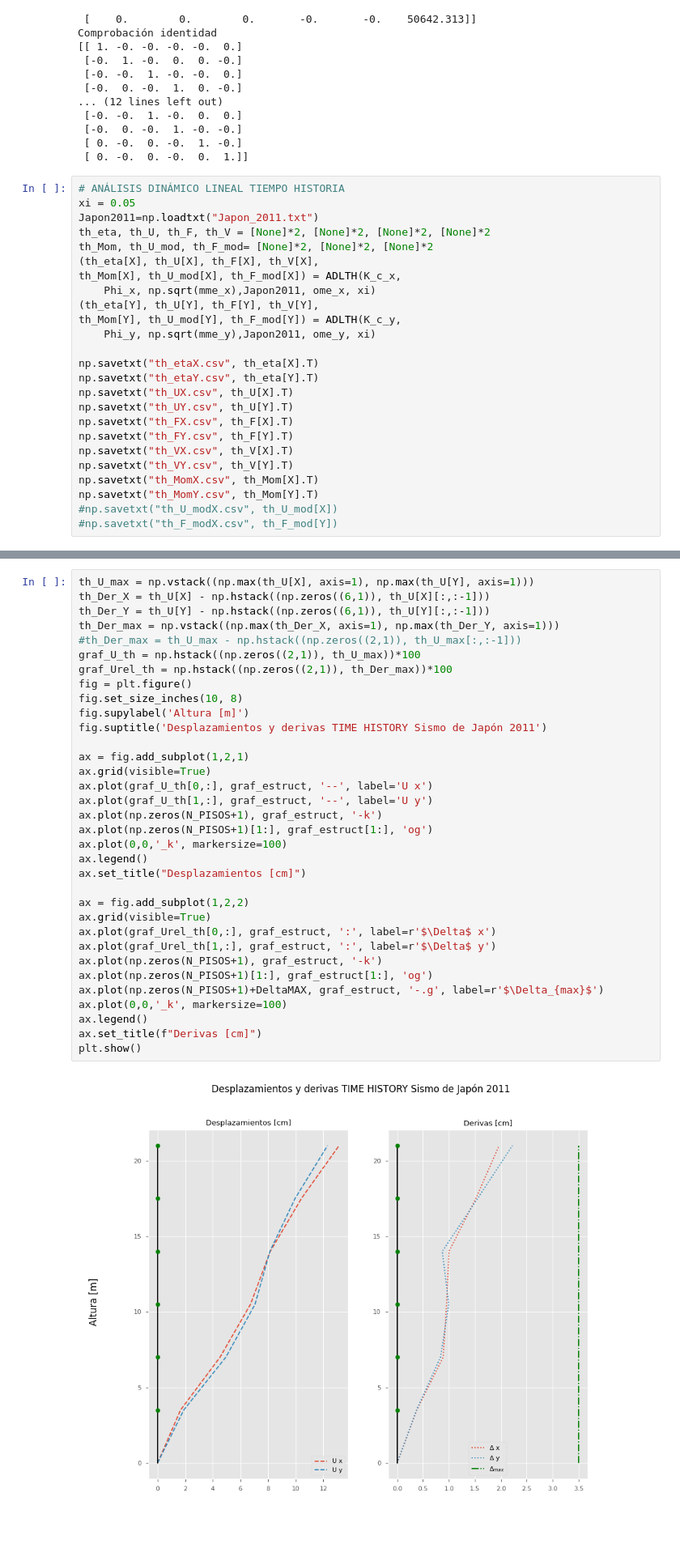
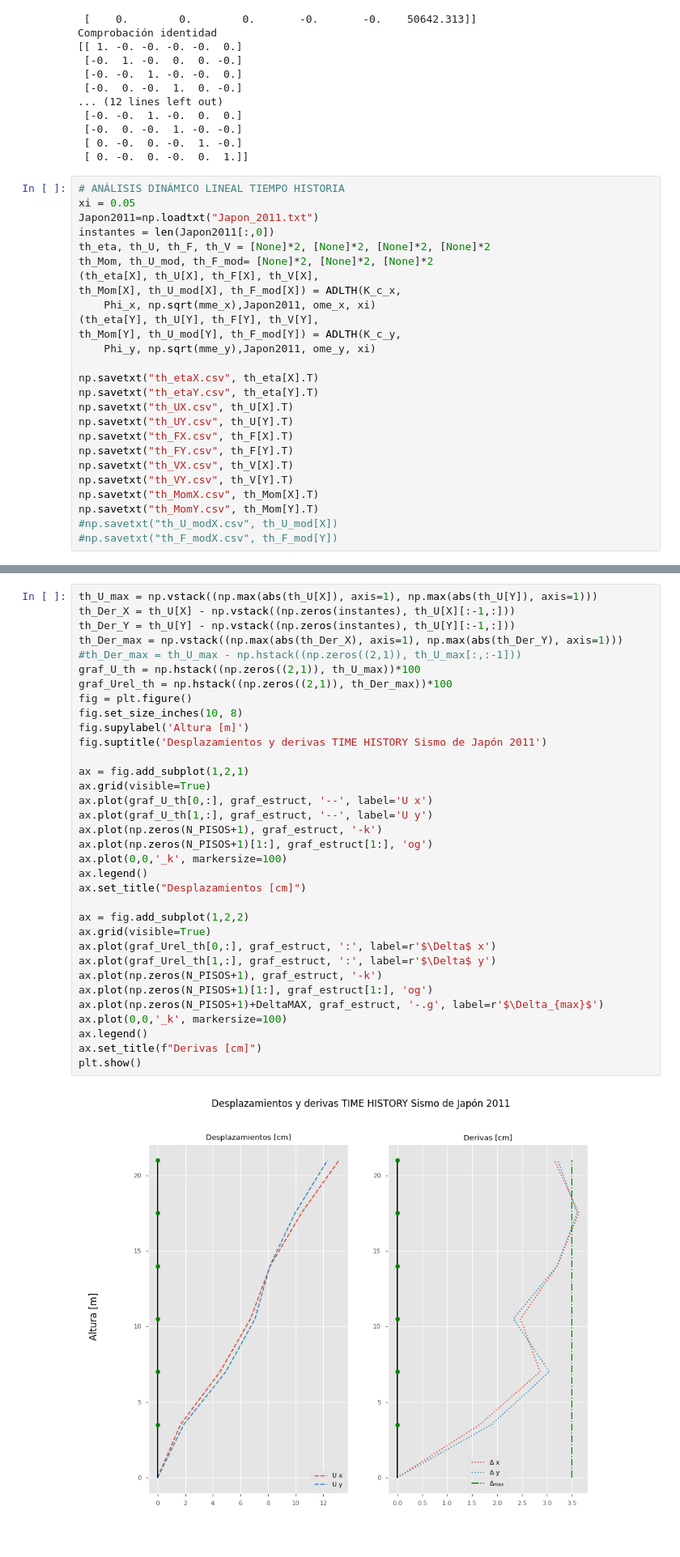
Before and after one commit to estebanhst/dinamica_estructural, a Jupyter notebook: taller3.ipynb, the cells around one changed output, grey strips where cells are left out. Shown at 81% size. Drawn from its saved outputs; the diff is of its cells as text.

```diff
--- a/taller3.ipynb
+++ b/taller3.ipynb
@@ -689,6 +689,7 @@ Comprobación identidad
 # ANÁLISIS DINÁMICO LINEAL TIEMPO HISTORIA
 xi = 0.05
 Japon2011=np.loadtxt("Japon_2011.txt")
+instantes = len(Japon2011[:,0])
 th_eta, th_U, th_F, th_V = [None]*2, [None]*2, [None]*2, [None]*2
 th_Mom, th_U_mod, th_F_mod= [None]*2, [None]*2, [None]*2
 (th_eta[X], th_U[X], th_F[X], th_V[X],
@@ -877,38 +878,38 @@ plt.show()
 # %% [output]
 [figure]
 # %%
-th_U_max = np.vstack((np.max(th_U[X], axis=1), np.max(th_U[Y], axis=1)))
-th_Der_X = th_U[X] - np.hstack((np.zeros((6,1)), th_U[X][:,:-1]))
-th_Der_Y = th_U[Y] - np.hstack((np.zeros((6,1)), th_U[Y][:,:-1]))
-th_Der_max = np.vstack((np.max(th_Der_X, axis=1), np.max(th_Der_Y, axis=1)))
+th_U_max = np.vstack((np.max(abs(th_U[X]), axis=1), np.max(abs(th_U[Y]), axis=1)))
+th_Der_X = th_U[X] - np.vstack((np.zeros(instantes), th_U[X][:-1,:]))
+th_Der_Y = th_U[Y] - np.vstack((np.zeros(instantes), th_U[Y][:-1,:]))
+th_Der_max = np.vstack((np.max(abs(th_Der_X), axis=1), np.max(abs(th_Der_Y), axis=1)))
 #th_Der_max = th_U_max - np.hstack((np.zeros((2,1)), th_U_max[:,:-1]))
 graf_U_th = np.hstack((np.zeros((2,1)), th_U_max))*100
 graf_Urel_th = np.hstack((np.zeros((2,1)), th_Der_max))*100
 fig = plt.figure()
 fig.set_size_inches(10, 8)
 fig.supylabel('Altura [m]')
 fig.suptitle('Desplazamientos y derivas TIME HISTORY Sismo de Japón 2011')
 
 ax = fig.add_subplot(1,2,1)
 ax.grid(visible=True)
 ax.plot(graf_U_th[0,:], graf_estruct, '--', label='U x')
 ax.plot(graf_U_th[1,:], graf_estruct, '--', label='U y')
 ax.plot(np.zeros(N_PISOS+1), graf_estruct, '-k')
 ax.plot(np.zeros(N_PISOS+1)[1:], graf_estruct[1:], 'og')
 ax.plot(0,0,'_k', markersize=100)
 ax.legend()
 ax.set_title("Desplazamientos [cm]")
 
 ax = fig.add_subplot(1,2,2)
 ax.grid(visible=True)
 ax.plot(graf_Urel_th[0,:], graf_estruct, ':', label=r'$\Delta$ x')
 ax.plot(graf_Urel_th[1,:], graf_estruct, ':', label=r'$\Delta$ y')
 ax.plot(np.zeros(N_PISOS+1), graf_estruct, '-k')
 ax.plot(np.zeros(N_PISOS+1)[1:], graf_estruct[1:], 'og')
 ax.plot(np.zeros(N_PISOS+1)+DeltaMAX, graf_estruct, '-.g', label=r'$\Delta_{max}$')
 ax.plot(0,0,'_k', markersize=100)
 ax.legend()
 ax.set_title(f"Derivas [cm]")
 plt.show()
 # %% [output]
-[figure, old version]
+[figure, new version]
```
Also changed, not shown: parts of 4 cells of this notebook.
